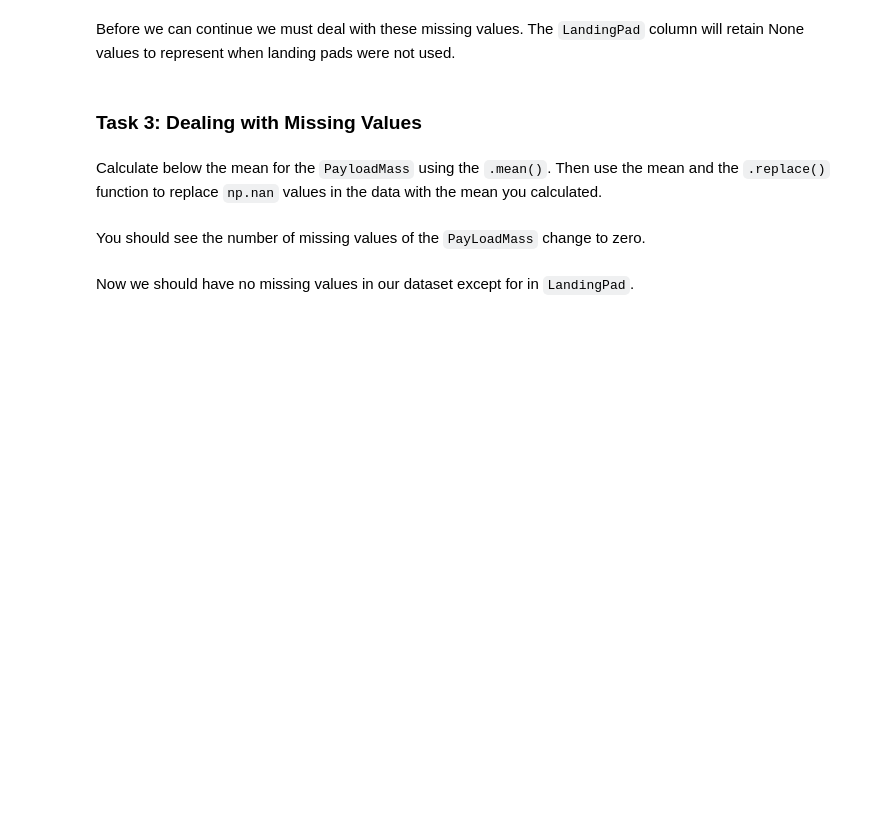
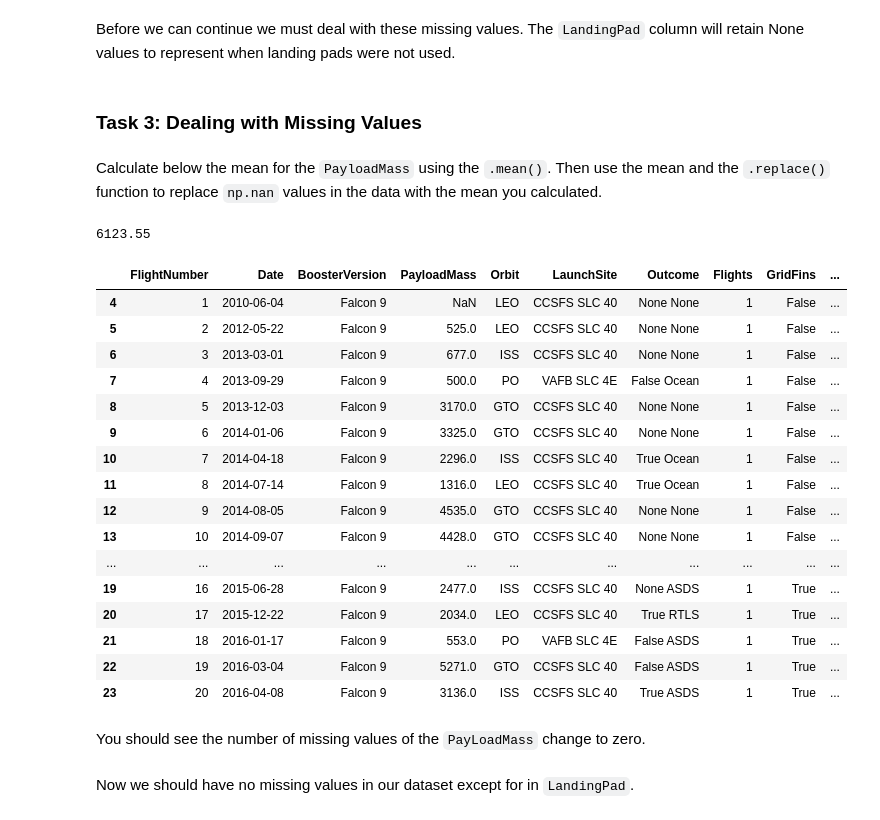
Before and after one commit to liviubalan/applied-data-science-capstone, a Jupyter notebook: 01-01-jupyter-labs-spacex-data-collection-api.ipynb, the cells around one changed output. Saved outputs shown, nothing was run; the diff lists cells and outputs as text; code cells hidden in the pictures; blank space fills up the shorter version.

Commit message:
Changes to "Lab 1: Collecting the data"

```diff
--- a/01-01-jupyter-labs-spacex-data-collection-api.ipynb
+++ b/01-01-jupyter-labs-spacex-data-collection-api.ipynb
@@ -125,6 +125,8 @@ response.status_code
 Now we decode the response content as a Json using <code>.json()</code> and turn it into a Pandas dataframe using <code>.json_normalize()</code>
 # %%
 # Use json_normalize meethod to convert the json result into a dataframe
+# response.json()
+data = pd.json_normalize(response.json())
 # %% [markdown]
 Using the dataframe <code>data</code> print the first 5 rows
 # %%
@@ -227,6 +239,7 @@ launch_dict = {'FlightNumber': list(data['flight_number']),
 Then, we need to create a Pandas data frame from the dictionary launch_dict.
 # %%
 # Create a data from launch_dict
+data = pd.DataFrame(launch_dict)
 # %% [markdown]
 Show the summary of the dataframe
 # %%
@@ -237,3 +258,5 @@ Show the summary of the dataframe
 Finally we will remove the Falcon 1 launches keeping only the Falcon 9 launches. Filter the data dataframe using the <code>BoosterVersion</code> column to only keep the Falcon 9 launches. Save the filtered data to a new dataframe called <code>data_falcon9</code>.
 # %%
 # Hint data['BoosterVersion']!='Falcon 1'
+data_falcon9 = data[data['BoosterVersion']!='Falcon 1']
+data_falcon9
@@ -256,8 +331,31 @@ Before we can continue we must deal with these missing values. The <code>Landing
 Calculate below the mean for the <code>PayloadMass</code> using the <code>.mean()</code>. Then use the mean and the <code>.replace()</code> function to replace `np.nan` values in the data with the mean you calculated.
 # %%
 # Calculate the mean value of PayloadMass column
+m = round(data_falcon9['PayloadMass'].mean(), 2)
+print(m)
 
 # Replace the np.nan values with its mean value
+data_falcon9.replace(np.nan, m)
+data_falcon9.head(20)
+# %% [output]
+6123.55
+|  | FlightNumber | Date | BoosterVersion | PayloadMass | Orbit | LaunchSite | Outcome | Flights | GridFins | ... |
+| 4 | 1 | 2010-06-04 | Falcon 9 | NaN | LEO | CCSFS SLC 40 | None None | 1 | False | ... |
+| 5 | 2 | 2012-05-22 | Falcon 9 | 525.0 | LEO | CCSFS SLC 40 | None None | 1 | False | ... |
+| 6 | 3 | 2013-03-01 | Falcon 9 | 677.0 | ISS | CCSFS SLC 40 | None None | 1 | False | ... |
+| 7 | 4 | 2013-09-29 | Falcon 9 | 500.0 | PO | VAFB SLC 4E | False Ocean | 1 | False | ... |
+| 8 | 5 | 2013-12-03 | Falcon 9 | 3170.0 | GTO | CCSFS SLC 40 | None None | 1 | False | ... |
+| 9 | 6 | 2014-01-06 | Falcon 9 | 3325.0 | GTO | CCSFS SLC 40 | None None | 1 | False | ... |
+| 10 | 7 | 2014-04-18 | Falcon 9 | 2296.0 | ISS | CCSFS SLC 40 | True Ocean | 1 | False | ... |
+| 11 | 8 | 2014-07-14 | Falcon 9 | 1316.0 | LEO | CCSFS SLC 40 | True Ocean | 1 | False | ... |
+| 12 | 9 | 2014-08-05 | Falcon 9 | 4535.0 | GTO | CCSFS SLC 40 | None None | 1 | False | ... |
+| 13 | 10 | 2014-09-07 | Falcon 9 | 4428.0 | GTO | CCSFS SLC 40 | None None | 1 | False | ... |
+| ... | ... | ... | ... | ... | ... | ... | ... | ... | ... | ... |
+| 19 | 16 | 2015-06-28 | Falcon 9 | 2477.0 | ISS | CCSFS SLC 40 | None ASDS | 1 | True | ... |
+| 20 | 17 | 2015-12-22 | Falcon 9 | 2034.0 | LEO | CCSFS SLC 40 | True RTLS | 1 | True | ... |
+| 21 | 18 | 2016-01-17 | Falcon 9 | 553.0 | PO | VAFB SLC 4E | False ASDS | 1 | True | ... |
+| 22 | 19 | 2016-03-04 | Falcon 9 | 5271.0 | GTO | CCSFS SLC 40 | False ASDS | 1 | True | ... |
+| 23 | 20 | 2016-04-08 | Falcon 9 | 3136.0 | ISS | CCSFS SLC 40 | True ASDS | 1 | True | ... |
 # %% [markdown]
 You should see the number of missing values of the <code>PayLoadMass</code> change to zero.
 # %% [markdown]
```
Also changed, not shown: parts of 9 cells of this notebook, 1 other file.
